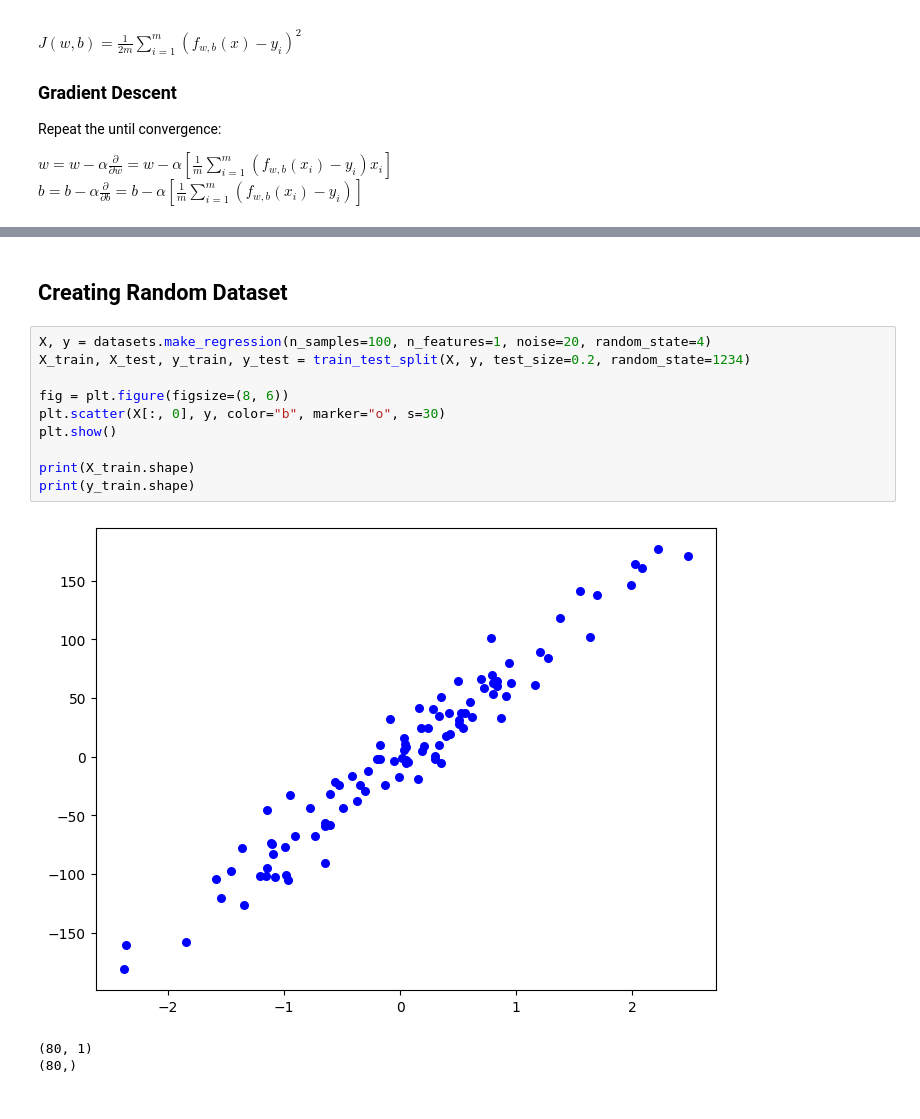
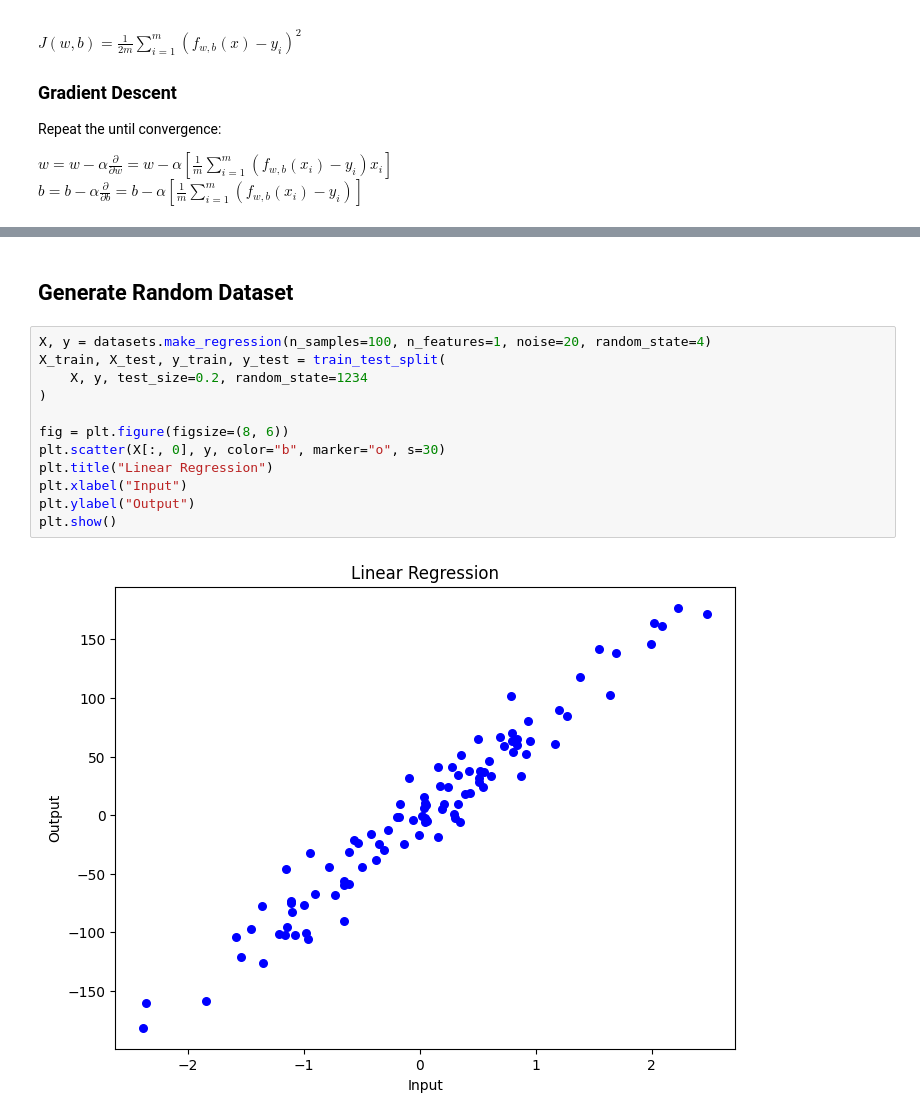
Before and after one commit to wuihee/machine-learning-algorithms, a Jupyter notebook: notebooks/1-linear-regression.ipynb, the cells around one changed output, grey strips where cells are left out. Drawn from its saved outputs; the diff is of its cells as text.

Commit message:
Updated linear regression

```diff
--- a/notebooks/1-linear-regression.ipynb
+++ b/notebooks/1-linear-regression.ipynb
@@ -35,16 +98,16 @@ import matplotlib.pyplot as plt
 # %% [markdown]
-## Creating Random Dataset
+## Generate Random Dataset
 # %%
 X, y = datasets.make_regression(n_samples=100, n_features=1, noise=20, random_state=4)
-X_train, X_test, y_train, y_test = train_test_split(X, y, test_size=0.2, random_state=1234)
+X_train, X_test, y_train, y_test = train_test_split(
+    X, y, test_size=0.2, random_state=1234
+)
 
 fig = plt.figure(figsize=(8, 6))
 plt.scatter(X[:, 0], y, color="b", marker="o", s=30)
+plt.title("Linear Regression")
+plt.xlabel("Input")
+plt.ylabel("Output")
 plt.show()
-
-print(X_train.shape)
-print(y_train.shape)
 # %% [output]
-[figure, old version]
+[figure, new version]
-(80, 1)
-(80,)
```
Also changed, not shown: parts of 11 cells of this notebook, 1 other file.
